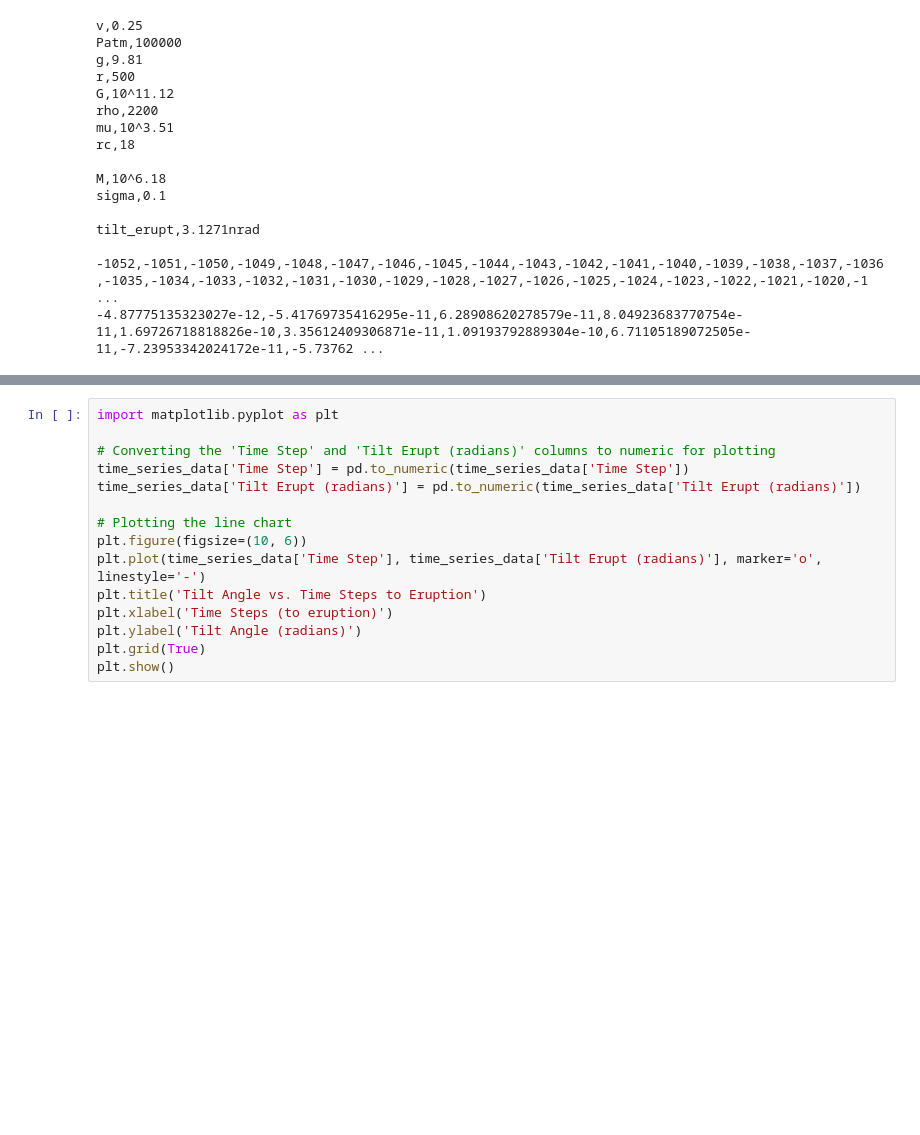
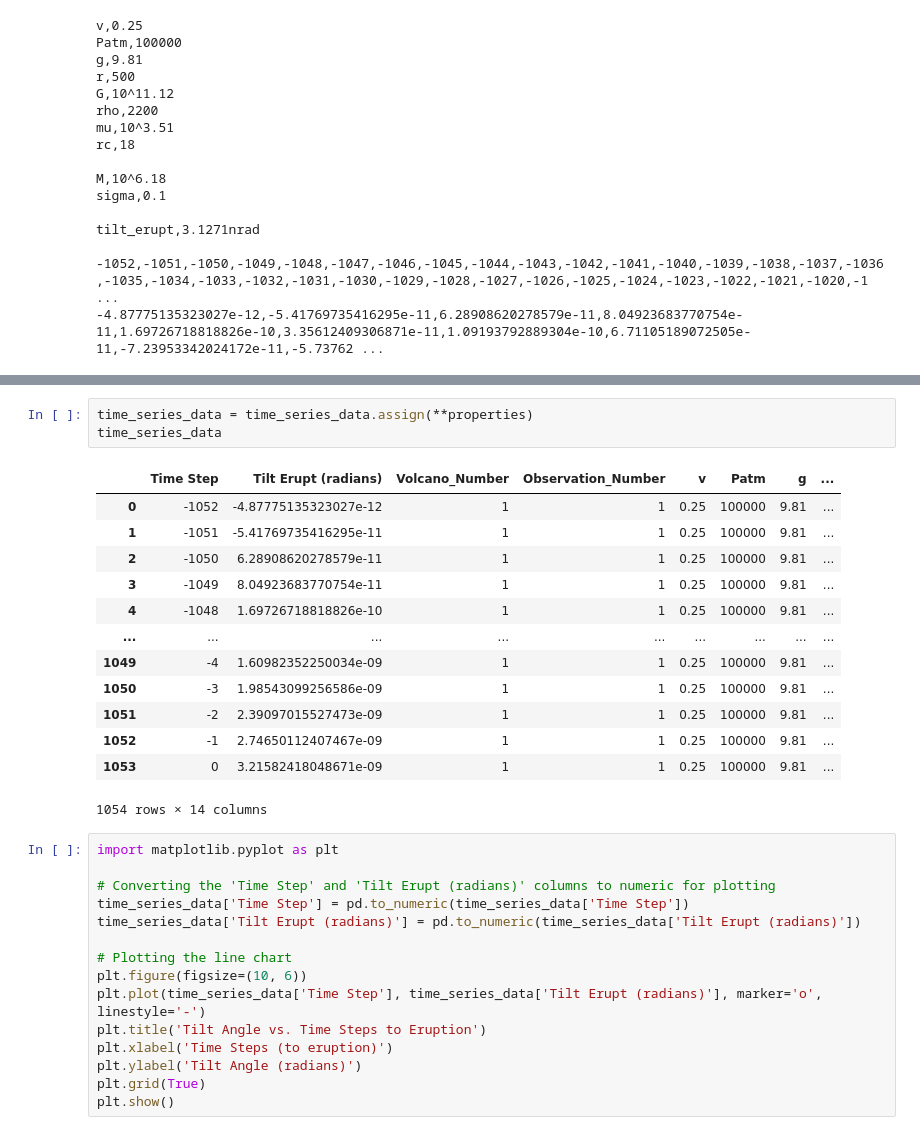
Before and after one commit to mzafir/iklearn, a Jupyter notebook: parse.ipynb, the cells around one changed output, grey strips where cells are left out. Saved outputs shown, nothing was run; the diff lists cells and outputs as text; blank space fills up the shorter version.

```diff
--- a/parse.ipynb
+++ b/parse.ipynb
@@ -73,3 +94,20 @@ print(properties)
+# %%
+time_series_data = time_series_data.assign(**properties)
+time_series_data
+# %% [output]
+|  | Time Step | Tilt Erupt (radians) | Volcano_Number | Observation_Number | v | Patm | g | ... |
+| 0 | -1052 | -4.87775135323027e-12 | 1 | 1 | 0.25 | 100000 | 9.81 | ... |
+| 1 | -1051 | -5.41769735416295e-11 | 1 | 1 | 0.25 | 100000 | 9.81 | ... |
+| 2 | -1050 | 6.28908620278579e-11 | 1 | 1 | 0.25 | 100000 | 9.81 | ... |
+| 3 | -1049 | 8.04923683770754e-11 | 1 | 1 | 0.25 | 100000 | 9.81 | ... |
+| 4 | -1048 | 1.69726718818826e-10 | 1 | 1 | 0.25 | 100000 | 9.81 | ... |
+| ... | ... | ... | ... | ... | ... | ... | ... | ... |
+| 1049 | -4 | 1.60982352250034e-09 | 1 | 1 | 0.25 | 100000 | 9.81 | ... |
+| 1050 | -3 | 1.98543099256586e-09 | 1 | 1 | 0.25 | 100000 | 9.81 | ... |
+| 1051 | -2 | 2.39097015527473e-09 | 1 | 1 | 0.25 | 100000 | 9.81 | ... |
+| 1052 | -1 | 2.74650112407467e-09 | 1 | 1 | 0.25 | 100000 | 9.81 | ... |
+| 1053 | 0 | 3.21582418048671e-09 | 1 | 1 | 0.25 | 100000 | 9.81 | ... |
+1054 rows × 14 columns
 # %%
 import matplotlib.pyplot as plt
 
```
Also changed, not shown: parts of 4 cells of this notebook.
